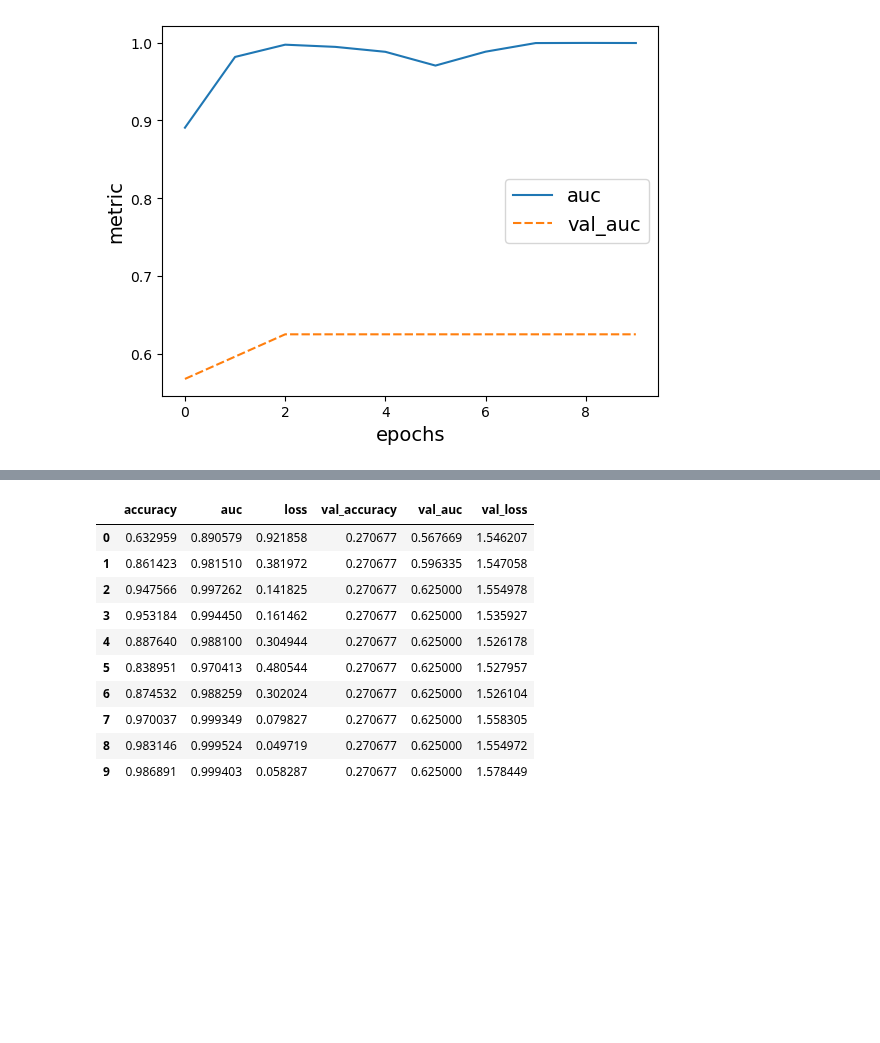
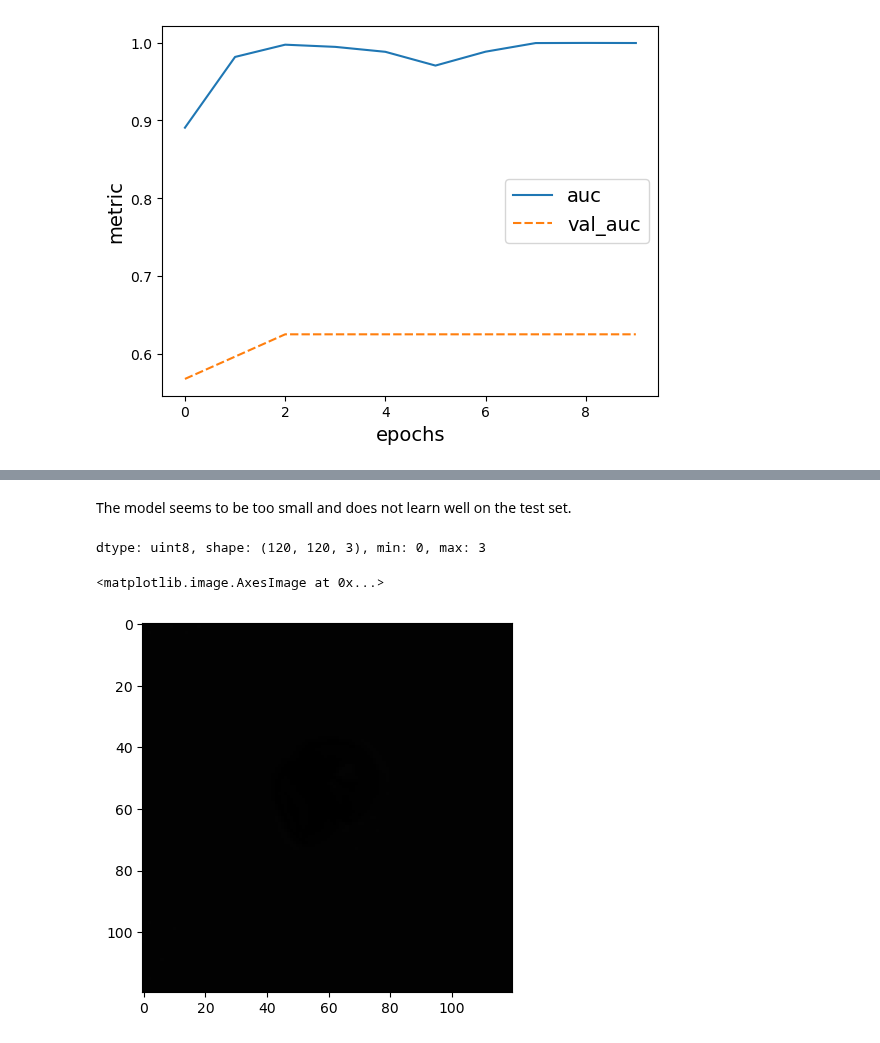
Before and after one commit to sqn-bioinformatics/deep_learning_anaemias, a Jupyter notebook: notebooks/1_small_cnn.ipynb, the cells around one changed output, grey strips where cells are left out. Saved outputs shown, nothing was run; the diff lists cells and outputs as text; code cells hidden in the pictures; blank space fills up the shorter version.

```diff
--- a/notebooks/240620_small_cnn.ipynb
+++ b/notebooks/1_small_cnn.ipynb
@@ -374,14 +387,15 @@ history_df = pd.DataFrame.from_dict(history.history)
-# %%
-history_df
-# %% [output]
-|  | accuracy | auc | loss | val_accuracy | val_auc | val_loss |
-| 0 | 0.632959 | 0.890579 | 0.921858 | 0.270677 | 0.567669 | 1.546207 |
-| 1 | 0.861423 | 0.981510 | 0.381972 | 0.270677 | 0.596335 | 1.547058 |
-| 2 | 0.947566 | 0.997262 | 0.141825 | 0.270677 | 0.625000 | 1.554978 |
-| 3 | 0.953184 | 0.994450 | 0.161462 | 0.270677 | 0.625000 | 1.535927 |
-| 4 | 0.887640 | 0.988100 | 0.304944 | 0.270677 | 0.625000 | 1.526178 |
-| 5 | 0.838951 | 0.970413 | 0.480544 | 0.270677 | 0.625000 | 1.527957 |
-| 6 | 0.874532 | 0.988259 | 0.302024 | 0.270677 | 0.625000 | 1.526104 |
-| 7 | 0.970037 | 0.999349 | 0.079827 | 0.270677 | 0.625000 | 1.558305 |
-| 8 | 0.983146 | 0.999524 | 0.049719 | 0.270677 | 0.625000 | 1.554972 |
-| 9 | 0.986891 | 0.999403 | 0.058287 | 0.270677 | 0.625000 | 1.578449 |
+# %% [markdown]
+The model seems to be too small and does not learn well on the test set.
+# %%
+path = "/home/t.afanasyeva/research_storage/Processing/Lab - Van Dam/datasets/srf_anaemias/CytPix/raw/24-Ramos-4122/12.tif"
+
+# img = cv2.imread(path, cv2.IMREAD_UNCHANGED) # for 23-714262 patient sample
+img = cv2.imread(path)
+assert img is not None, "file could not be read, check with os.path.exists()"
+
+print(f"dtype: {img.dtype}, shape: {img.shape}, min: {np.min(img)}, max: {np.max(img)}")
+plt.imshow(img, "gray")
+# %% [output]
+dtype: uint8, shape: (120, 120, 3), min: 0, max: 3
+<matplotlib.image.AxesImage at 0x...>
+[figure, added]
```
Also changed, not shown: parts of 13 cells of this notebook, 21 other files.
